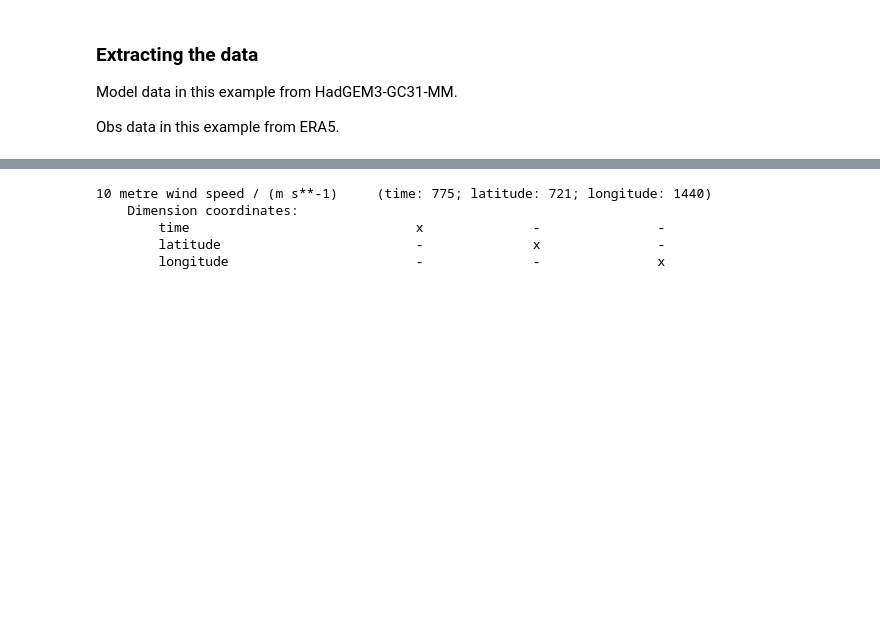
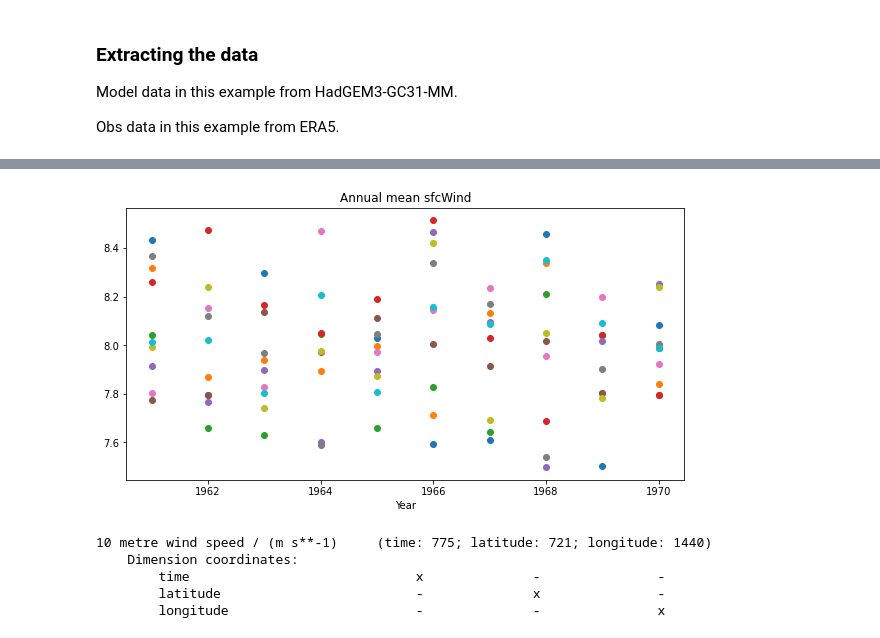
Before and after one commit to benhutchmet/multi_year_unseen, a Jupyter notebook: multi_year_unseen.ipynb, the cells around one changed output, grey strips where cells are left out. Saved outputs shown, nothing was run; the diff lists cells and outputs as text; code cells hidden in the pictures; blank space fills up the shorter version.

Commit message:
starting making similar to kay plot

```diff
--- a/multi_year_unseen.ipynb
+++ b/multi_year_unseen.ipynb
@@ -103,13 +103,13 @@ importlib.reload(sys.modules['functions'])
 from functions import load_model_data
 # %%
 # test the read_data function
-load_model_data(model_variable=model_var,
-          model=test_model,
-          experiment=experiment,
-          start_year=1961,
-          end_year=1970,
-          avg_period=1,
-          grid=dic.uk_grid)
+model_data = load_model_data(model_variable=model_var,
+                            model=test_model,
+                            experiment=experiment,
+                            start_year=1961,
+                            end_year=1970,
+                            avg_period=1,
+                            grid=dic.uk_grid)
 # %% [output]
 /gws/nopw/j04/canari/users/benhutch/dcppA-hindcast/data/sfcWind/HadGEM3-GC31-MM/merged_files
 Number of files: 100
@@ -120,0 +144,8 @@ Shape of model data: (10, 10, 12)
+# %%
+# Take the average over the time period
+# i.e. the 2th axis
+model_data_ann_mean = model_data.mean(axis=2)
+
+print(model_data_ann_mean)
+
+print(model_data_ann_mean.shape)
@@ -121,3 +170,27 @@ Shape of model data: (10, 10, 12)
+# %%
+# create an array of years
+years = np.arange(1961, 1971)
+
+# Set up a figure
+fig = plt.figure(figsize=(10, 5))
+
+# Plot the data
+for i in range(model_data_ann_mean.shape[0]):
+    plt.scatter(years, model_data_ann_mean[i, :], label=f'Series {i+1}')
+
+# # Add a legend
+# plt.legend()
+
+# Add axis labels
+plt.xlabel("Year")
+
+# Add a title
+plt.title("Annual mean " + model_var)
+
+# Show the plot
+plt.show()
+# %% [output]
+[figure, added]
 # %%
 # Load the observations data as an iris cube for the si10 variable
 # Deal with the expver variables
```
Also changed, not shown: parts of 3 cells of this notebook, 1 other file.
